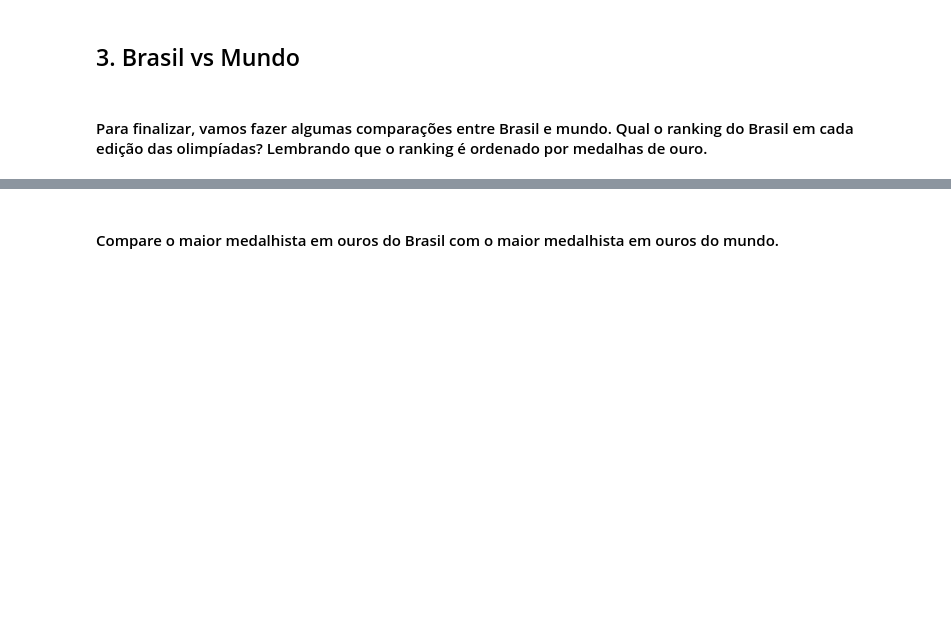
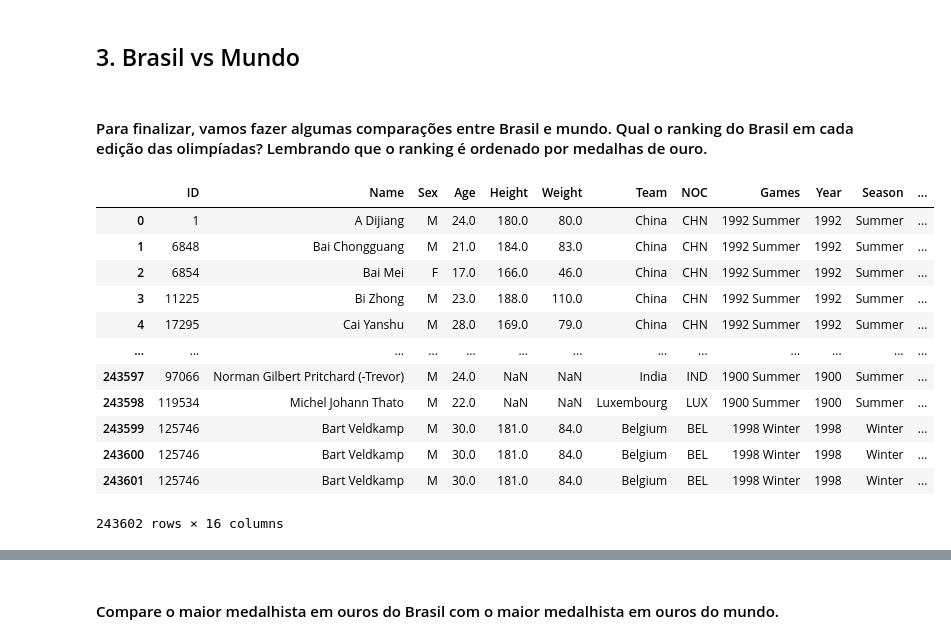
Before and after one commit to baiochi/LetsCode, a Jupyter notebook: Modulo 3 - Biblioteca e APIs/Projetos/Projeto - Pandas.ipynb, the cells around one changed output, grey strips where cells are left out. Saved outputs shown, nothing was run; the diff lists cells and outputs as text; code cells hidden in the pictures; blank space fills up the shorter version.

```diff
--- a/Modulo 3 - Biblioteca e APIs/Projetos/Projeto - Pandas.ipynb
+++ b/Modulo 3 - Biblioteca e APIs/Projetos/Projeto - Pandas.ipynb
@@ -646,3 +657,54 @@ summer_medals.assign(Total=summer_medals.sum(axis=1)).stack().to_frame('#')
 ## 3. Brasil vs Mundo <span id='pt3'>
 # %% [markdown]
 #### <span id='pt3.1'></span>Para finalizar, vamos fazer algumas comparações entre Brasil e mundo. Qual o ranking do Brasil em cada edição das olimpíadas? Lembrando que o ranking é ordenado por medalhas de ouro.
+# %%
+# prepare data to remove duplicated medals and NAN values
+df_medals = df[['NOC','Year','Event','Medal']].copy()
+df_medals.dropna(inplace=True)
+df_medals.drop_duplicates(inplace=True)
+
+# get rankings by year
+df_medals_by_year = df_medals.groupby(by=['Year','NOC'])['Medal'].value_counts().to_frame('Amount')
+# transform index to columns
+df_medals_by_year.reset_index(inplace=True)
+
+# data frame for create the Ranking column
+df_ranking = df_medals_by_year.copy()
+
+# function to attribute score for the medals
+def medal_to_rank(row):
+    if row == 'Bronze':
+        return 1
+    elif row == 'Silver':
+        return 100
+    elif row == 'Gold':
+        return 10000
+# create a temp column for the total score of each medal
+df_ranking['medal_score'] = df_ranking['Medal'].apply(medal_to_rank)*df_ranking['Amount']
+# group data by Year
+df_ranking_year = df_ranking.groupby('Year')
+# for each group of Year, group each Team, sum its score and rank within the Team group
+ranking = df_ranking_year.apply(lambda x : x.groupby('NOC')['medal_score'].sum().rank(method='dense',ascending=False))
+# prepare data for merge turing into a data frame
+ranking = ranking.reset_index()
+ranking.rename(columns = {'medal_score':'Ranking'}, inplace=True)
+ranking["Ranking"] = ranking["Ranking"].astype("int64")
+# remove the temp column for the medal scores
+df_ranking.drop('medal_score',axis=1,inplace=True)
+# merge the two dataframes based on the Year and team groups
+df_ranking = df.merge(ranking, how='inner', left_on=['Year','NOC'], right_on=['Year', 'NOC'])
+df_ranking
+# %% [output]
+|  | ID | Name | Sex | Age | Height | Weight | Team | NOC | Games | Year | Season | ... |
+| 0 | 1 | A Dijiang | M | 24.0 | 180.0 | 80.0 | China | CHN | 1992 Summer | 1992 | Summer | ... |
+| 1 | 6848 | Bai Chongguang | M | 21.0 | 184.0 | 83.0 | China | CHN | 1992 Summer | 1992 | Summer | ... |
+| 2 | 6854 | Bai Mei | F | 17.0 | 166.0 | 46.0 | China | CHN | 1992 Summer | 1992 | Summer | ... |
+| 3 | 11225 | Bi Zhong | M | 23.0 | 188.0 | 110.0 | China | CHN | 1992 Summer | 1992 | Summer | ... |
+| 4 | 17295 | Cai Yanshu | M | 28.0 | 169.0 | 79.0 | China | CHN | 1992 Summer | 1992 | Summer | ... |
+| ... | ... | ... | ... | ... | ... | ... | ... | ... | ... | ... | ... | ... |
+| 243597 | 97066 | Norman Gilbert Pritchard (-Trevor) | M | 24.0 | NaN | NaN | India | IND | 1900 Summer | 1900 | Summer | ... |
+| 243598 | 119534 | Michel Johann Thato | M | 22.0 | NaN | NaN | Luxembourg | LUX | 1900 Summer | 1900 | Summer | ... |
+| 243599 | 125746 | Bart Veldkamp | M | 30.0 | 181.0 | 84.0 | Belgium | BEL | 1998 Winter | 1998 | Winter | ... |
+| 243600 | 125746 | Bart Veldkamp | M | 30.0 | 181.0 | 84.0 | Belgium | BEL | 1998 Winter | 1998 | Winter | ... |
+| 243601 | 125746 | Bart Veldkamp | M | 30.0 | 181.0 | 84.0 | Belgium | BEL | 1998 Winter | 1998 | Winter | ... |
+243602 rows × 16 columns
```
Also changed, not shown: parts of 13 cells of this notebook.
